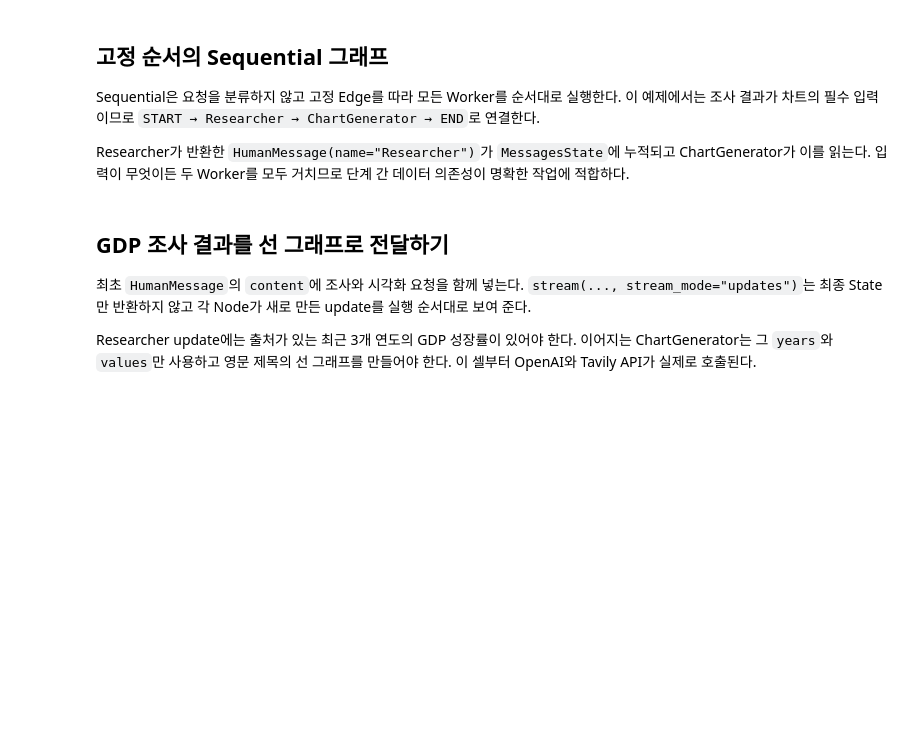
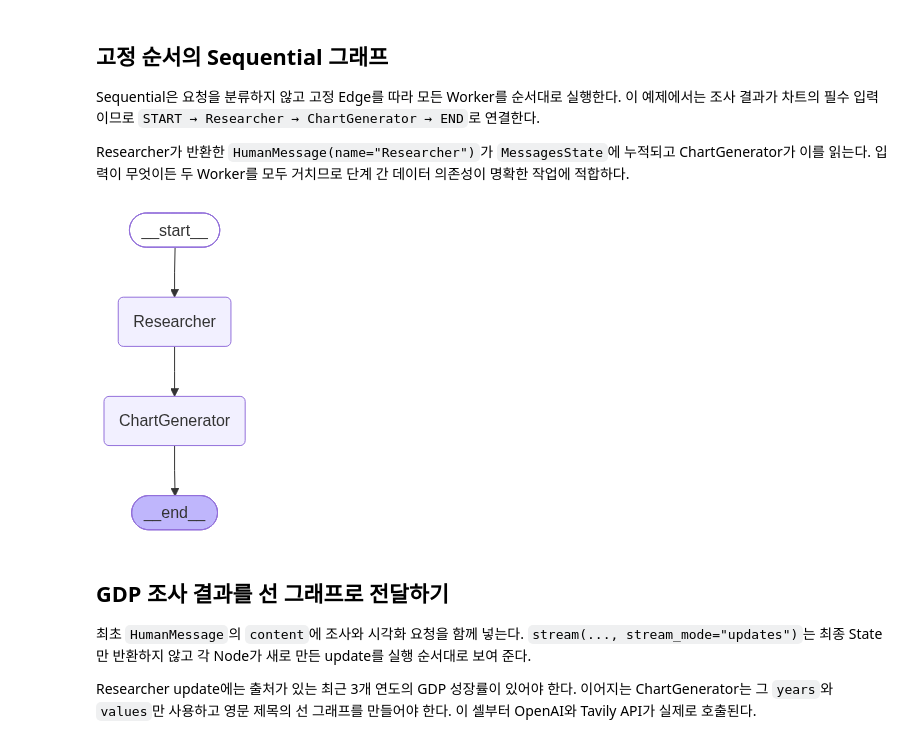
Before and after one commit to muniii-62/09_llm, a Jupyter notebook: 08_langgraph/02_langgraph/01_langgraph_multi_agent_collaboration.ipynb, the cells around one changed output. Drawn from its saved outputs; the diff is of its cells as text; code cells hidden in the pictures; blank space fills up the shorter version.

```diff
--- a/08_langgraph/02_langgraph/01_langgraph_multi_agent_collaboration.ipynb
+++ b/08_langgraph/02_langgraph/01_langgraph_multi_agent_collaboration.ipynb
@@ -105,11 +107,18 @@ import functools
 from langchain_core.messages import HumanMessage
 from langgraph.graph import MessagesState
 
+# state : 누적 메시지
+# agent : 다음 실행할 Worker Agent
+# name : 전달 메시지의 작성자 label
 def run_agent_node(state: MessagesState, agent, name: str) -> dict:
     result = agent.invoke({"messages": state["messages"]})
     worker_text = result["messages"][-1].text
 
-    # ------------
+    # worker_tex를 HumanMessage로 변환해서 State누적 -> 다음 노드의 입력이 된다.
+    # name은 어떤 worker가 만ㄷ느 값잊니 식별하기 위해서 포함
+    return {
+        'messages':[HumanMessage(name=name,content=worker_text)],
+    }
 # %% [markdown]
 ## Researcher와 ChartGenerator Worker 만들기
 
@@ -124,6 +133,7 @@ model = ChatOpenAI(model=OPENAI_CHAT_MODEL, use_responses_api=True)
 
 # Researcher가 사용할 Tool 목록을 연결한다.
 # ------------
+research_tools = [tavily_tool]
 research_agent = create_agent(
     model=model,
     tools=research_tools,
@@ -142,7 +152,9 @@ chart_agent = create_agent(
         "draw_line_chart를 호출하고 chart title과 axis label은 영어로 작성한다."
     ),
 )
-
+# partial():agent와 name을 고정해서
+# State 하나만 받는 LangGraph Node를 만듦
+# == AGENT -> Node로 변경
 research_node = functools.partial(
     run_agent_node, agent=research_agent, name="Researcher"
 )
@@ -158,17 +170,19 @@ Researcher가 반환한 `HumanMessage(name="Researcher")`가 `MessagesState`에
 # %%
 from langgraph.graph import END, START, StateGraph
 
 sequential_builder = StateGraph(MessagesState)
 sequential_builder.add_node("Researcher", research_node)
 sequential_builder.add_node("ChartGenerator", chart_node)
 
 sequential_builder.add_edge(START, "Researcher")
 # ------------
-sequential_builder.add_edge("Researcher", sequential_next)
+sequential_builder.add_edge("Researcher", "ChartGenerator")
 sequential_builder.add_edge("ChartGenerator", END)
 
 sequential_graph = sequential_builder.compile()
 sequential_graph
+# %% [output]
+[figure, added]
 # %% [markdown]
 ## GDP 조사 결과를 선 그래프로 전달하기
 
```
Also changed, not shown: parts of 5 cells of this notebook, 8 other files.
